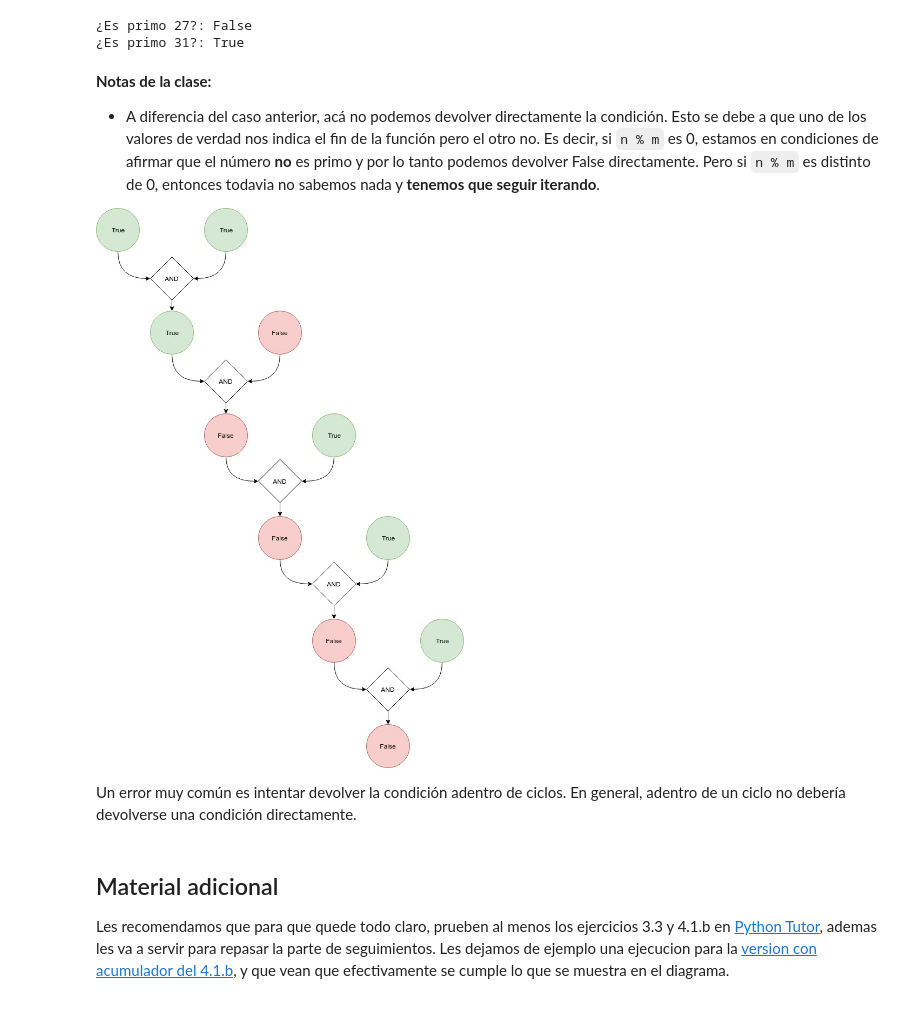
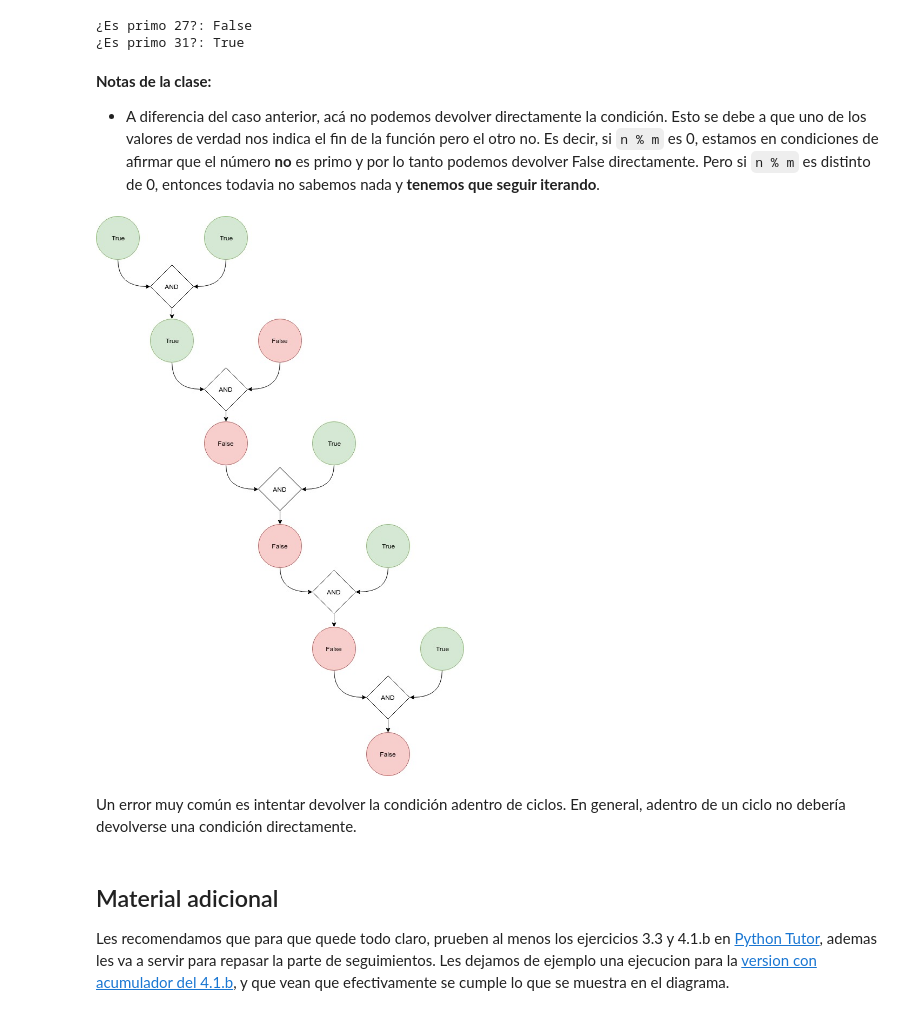
Before and after one commit to Xero-Hige/Notebooks, a Jupyter notebook: Algoritmos I/2018-1C/clase-23-03-2018.ipynb, the cells around one changed output. Saved outputs shown, nothing was run; the diff lists cells and outputs as text; code cells hidden in the pictures.

```diff
--- a/Algoritmos I/2018-1C/clase-23-03-2018.ipynb
+++ b/Algoritmos I/2018-1C/clase-23-03-2018.ipynb
@@ -173,10 +179,12 @@ print('¿Es primo 31?:', es_primo(31))
 # %% [markdown]
 **Notas de la clase:**
  - A diferencia del caso anterior, acá no podemos devolver directamente la condición. Esto se debe a que uno de los valores de verdad nos indica el fin de la función pero el otro no. Es decir, si `n % m` es 0, estamos en condiciones de afirmar que el número **no** es primo y por lo tanto podemos devolver False directamente. Pero si `n % m` es distinto de 0, entonces todavia no sabemos nada y **tenemos que seguir iterando**.
-
- ![and_univalue.jpg](attachment:and_univalue.jpg)
-
- Un error muy común es intentar devolver la condición adentro de ciclos. En general, adentro de un ciclo no debería devolverse una condición directamente.
+# %%
+Image(filename='./clase-23-03-2018_image/and_univalue.jpg')
+# %% [output]
+[figure, added]
+# %% [markdown]
+Un error muy común es intentar devolver la condición adentro de ciclos. En general, adentro de un ciclo no debería devolverse una condición directamente.
 # %% [markdown]
 ## Material adicional
 
```
Also changed, not shown: parts of 6 cells of this notebook.
